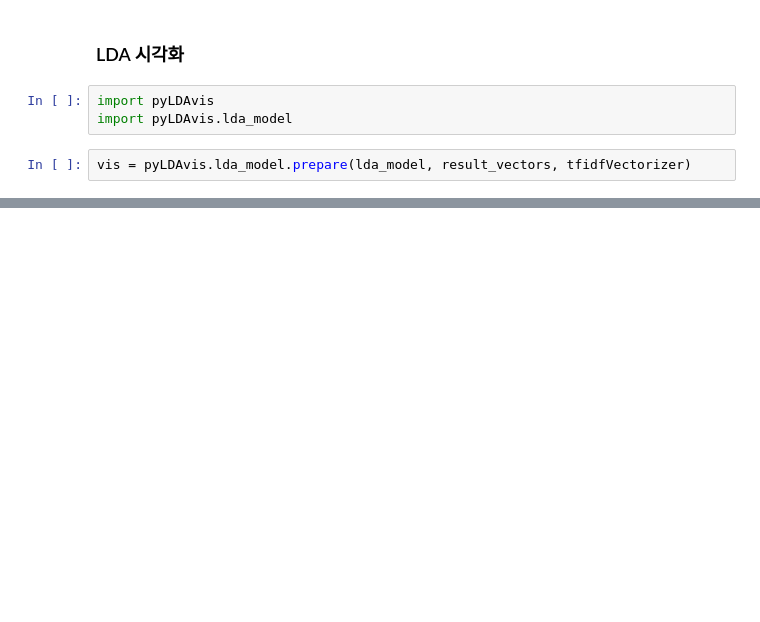
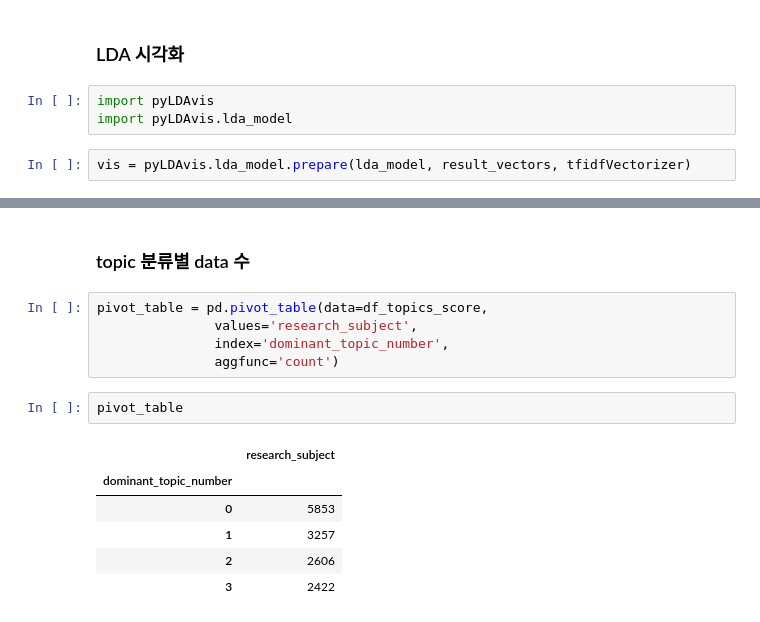
Before and after one commit to kdj0712/teamKim1, a Jupyter notebook: data/New_eng_academic_research02.ipynb, the cells around one changed output, grey strips where cells are left out. Cells and saved outputs as stored; diff of their text form; blank space fills up the shorter version.

```diff
--- a/data/New_eng_academic_research02.ipynb
+++ b/data/New_eng_academic_research02.ipynb
@@ -109,0 +303,16 @@ pyLDAvis.display(vis)
+# %% [markdown]
+### topic 분류별 data 수
+# %%
+pivot_table = pd.pivot_table(data=df_topics_score,
+               values='research_subject',
+               index='dominant_topic_number',
+               aggfunc='count')
+# %%
+pivot_table
+# %% [output]
+|  | research_subject |
+| dominant_topic_number |  |
+| 0 | 5853 |
+| 1 | 3257 |
+| 2 | 2606 |
+| 3 | 2422 |
```
Also changed, not shown: parts of 23 cells of this notebook, 4 other files.
